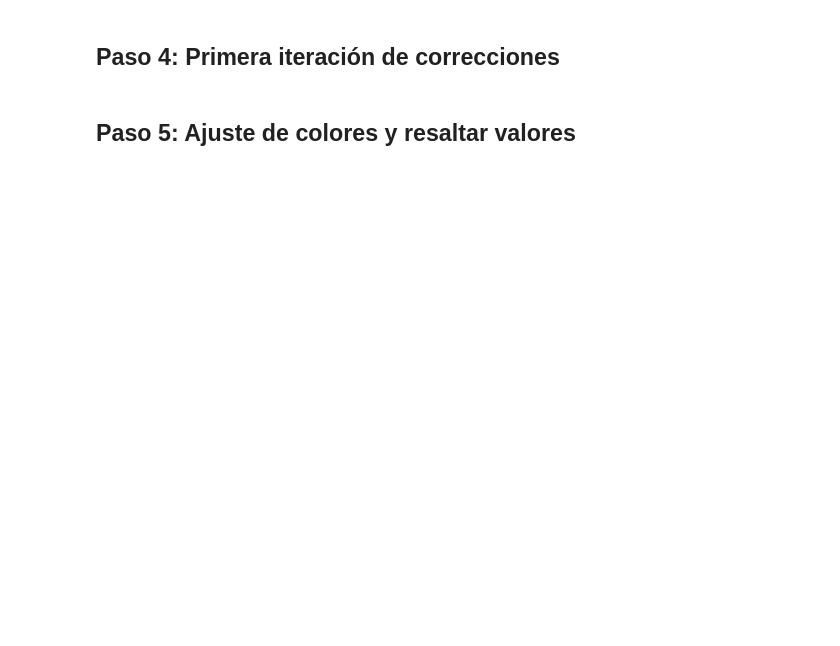
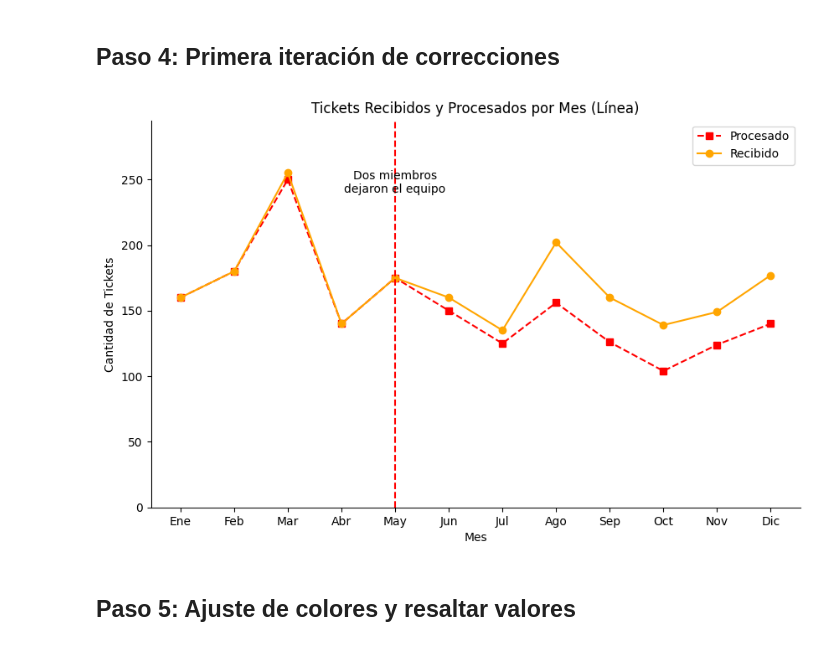
Before and after one commit to Armando1701/UTEC_Phyton_Jorge, a Jupyter notebook: Sesión_6_–_Presentación_Base.ipynb, the cells around one changed output. Cells and saved outputs as stored; diff of their text form; code cells hidden in the pictures; blank space fills up the shorter version.

```diff
--- a/Sesión_6_–_Presentación_Base.ipynb
+++ b/Sesión_6_–_Presentación_Base.ipynb
@@ -71,25 +91,27 @@ plt.show()
 # %%
 plt.figure(figsize=(10, 6))
 plt.plot(df["Mes"], df["Procesado"], marker='s',color='r', label="Procesado", linestyle='--')
 plt.plot(df["Mes"], df["Recibido"], marker='o', color='orange',label="Recibido")
 
 plt.title("Tickets Recibidos y Procesados por Mes (Línea)")
 plt.xlabel("Mes")
 plt.ylabel("Cantidad de Tickets")
 plt.legend()
 
-plt.ylim(0, max(df["Recibido"]) + 20)
+plt.ylim(0, max(df["Recibido"]) + 40)
 
 plt.gca().spines["top"].set_visible(False)
 plt.gca().spines["right"].set_visible(False)
 
 
 plt.axvline(x="May", color="red", linestyle="--", label="Cambio en equipo")
 plt.text("May", 240, "Dos miembros\ndejaron el equipo", color="Black", fontsize=10, ha="center")
 
 
 
 plt.show()
+# %% [output]
+[figure, added]
 # %% [markdown]
 ## Paso 5: Ajuste de colores y resaltar valores
 # %%
```
Also changed, not shown: parts of 5 cells of this notebook.
